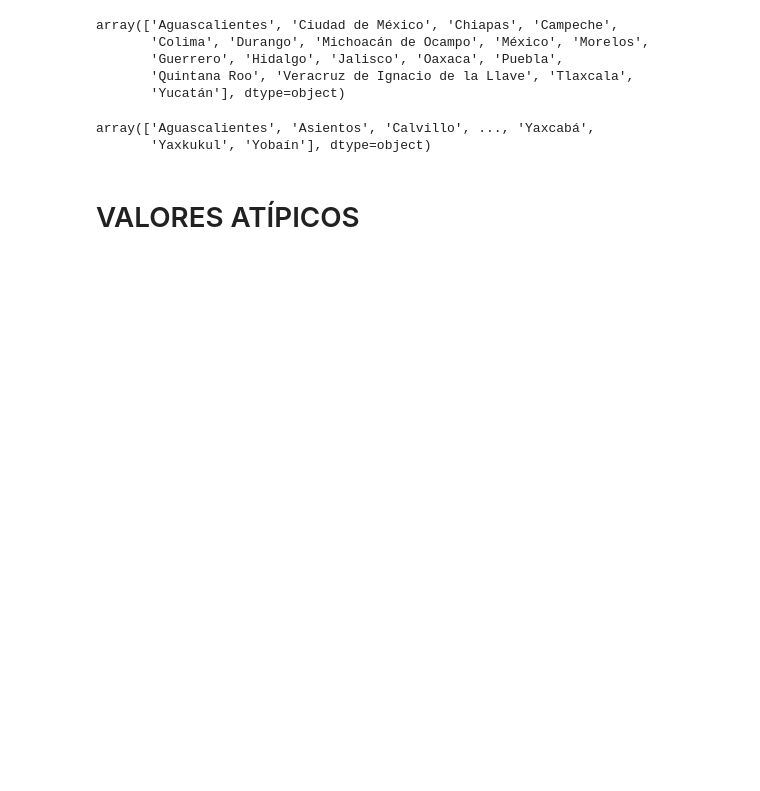
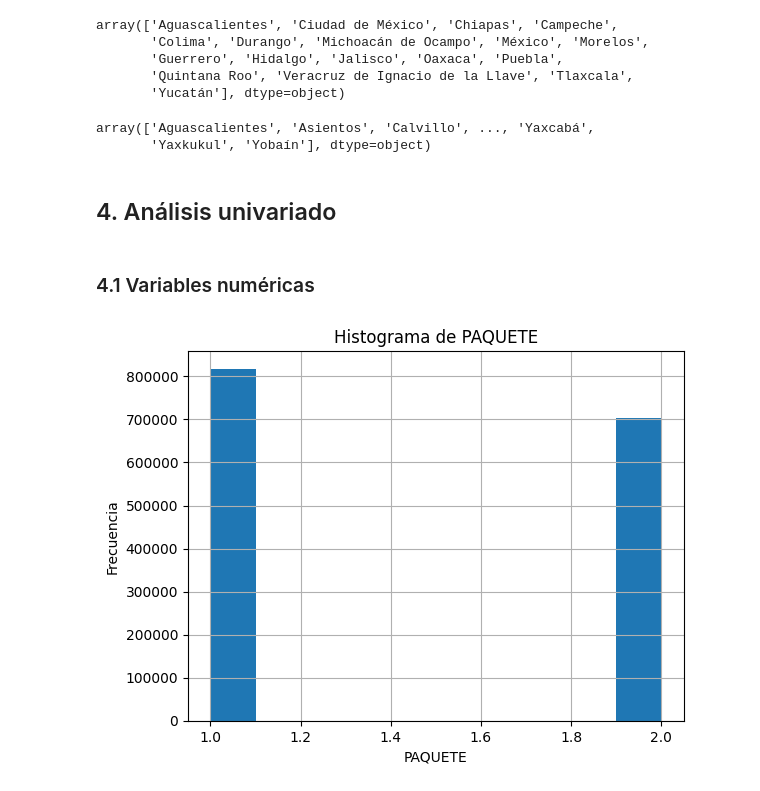
Before and after one commit to DGRIA/SESNA-Fertilizantes, a Jupyter notebook: src/templates/eda.ipynb, the cells around one changed output. Cells and saved outputs as stored; diff of their text form; code cells hidden in the pictures; blank space fills up the shorter version.

```diff
--- a/src/templates/eda.ipynb
+++ b/src/templates/eda.ipynb
@@ -286,5 +348,19 @@ df['MUNICIPIO'].unique()
 # %% [output]
 array(['Aguascalientes', 'Asientos', 'Calvillo', ..., 'Yaxcabá',
        'Yaxkukul', 'Yobaín'], dtype=object)
-# %% [markdown]
-# VALORES ATÍPICOS
+# %% [markdown]
+## 4. Análisis univariado
+# %% [markdown]
+### 4.1 Variables numéricas
+# %%
+variable_numerica = 'PAQUETE'
+if variable_numerica in df.columns:
+    df[variable_numerica].hist()
+    plt.xlabel(variable_numerica)
+    plt.ylabel('Frecuencia')
+    plt.title('Histograma de ' + variable_numerica)
+    plt.show()
+else:
+    print(f"La variable numérica '{variable_numerica}' no se encuentra en el dataframe.")
+# %% [output]
+[figure, added]
```
Also changed, not shown: parts of 69 cells of this notebook.
